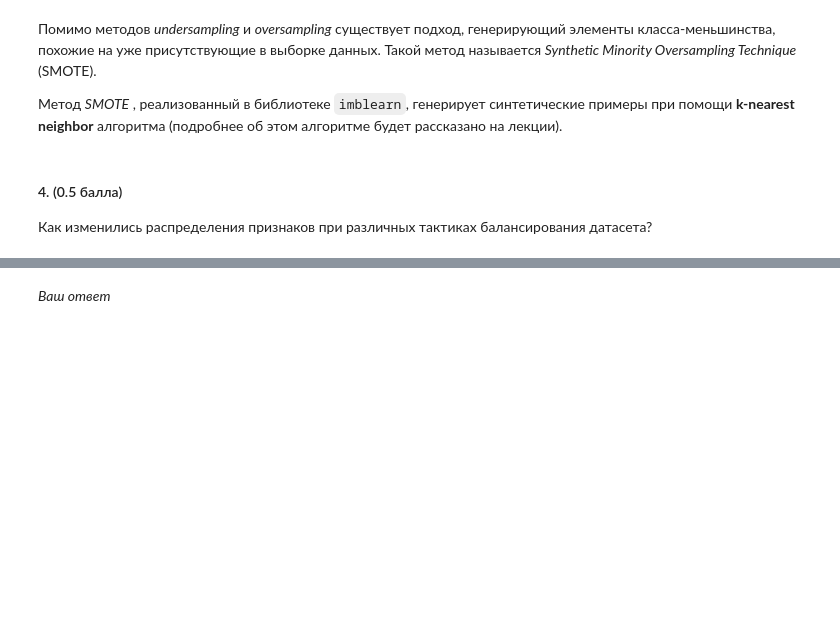
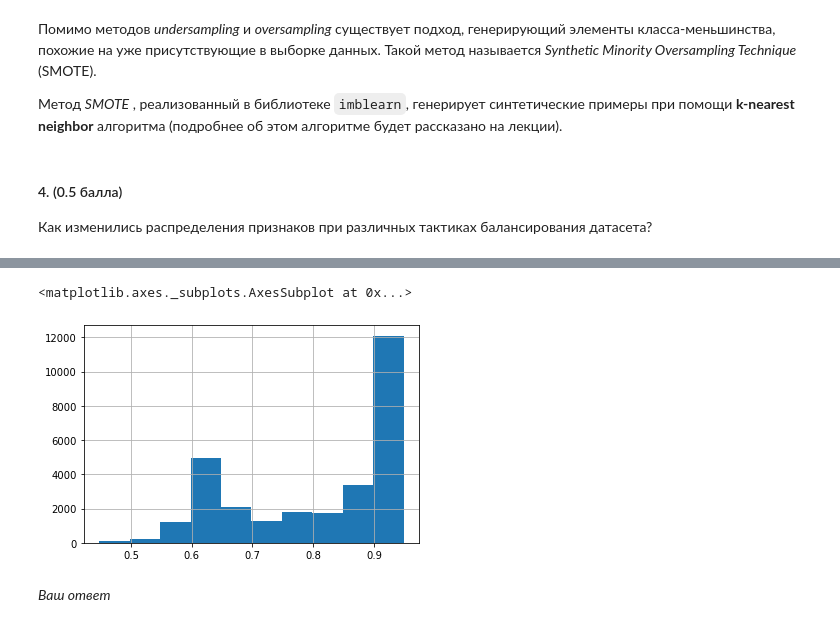
Before and after one commit to kirill-varchenko/BI_ML21_HW, a Jupyter notebook: HW1 - EDA.ipynb, the cells around one changed output, grey strips where cells are left out. Drawn from its saved outputs; the diff is of its cells as text; code cells hidden in the pictures; blank space fills up the shorter version.

```diff
--- a/HW1 - EDA.ipynb
+++ b/HW1 - EDA.ipynb
@@ -360,2 +379,7 @@ X_hr_SMOTE, y_hr_SMOTE = # YOUR_CODE
+# %%
+X_hr_SMOTE['city_development_index'].hist()
+# %% [output]
+<matplotlib.axes._subplots.AxesSubplot at 0x...>
+[figure, added]
 # %% [markdown]
 _Ваш ответ_
```
Also changed, not shown: parts of 11 cells of this notebook.
